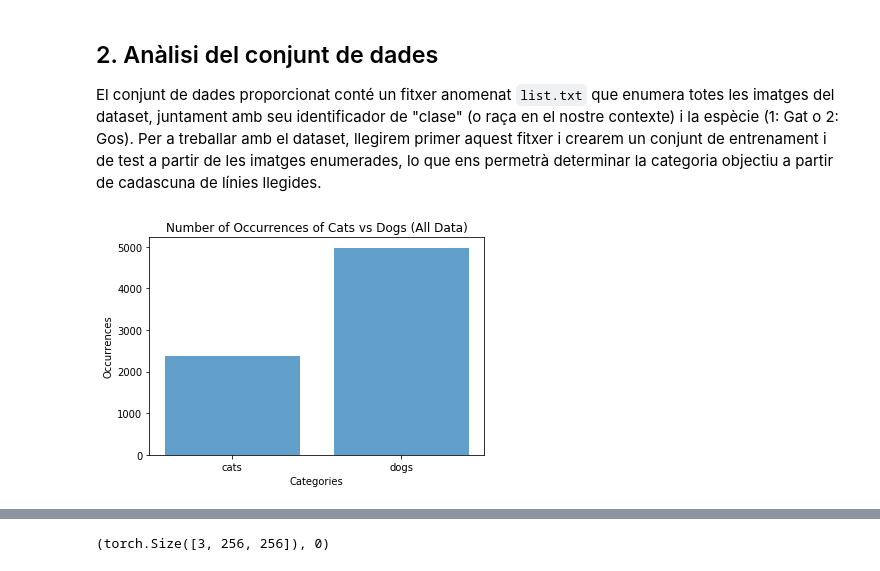
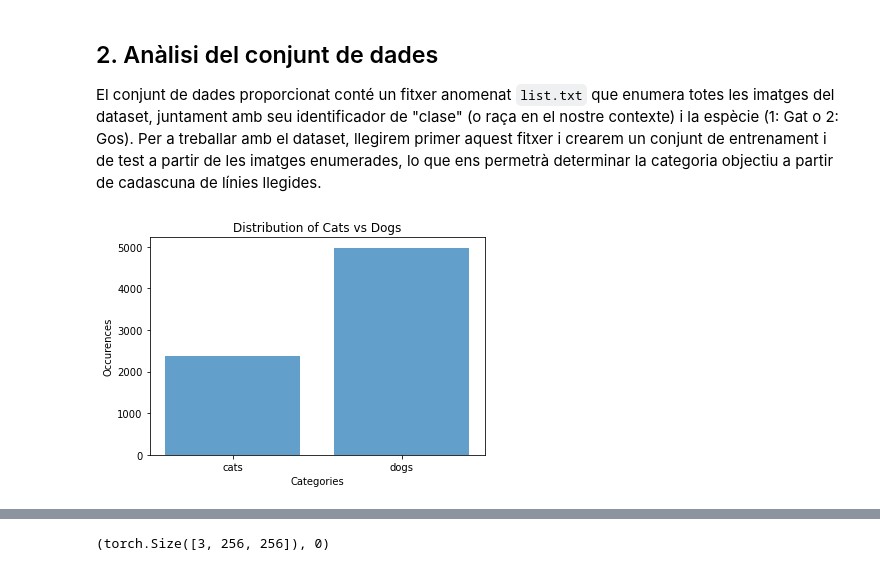
Before and after one commit to Fufuffu/aa_2324, a Jupyter notebook: Practica2/SolucioP2.ipynb, the cells around one changed output, grey strips where cells are left out. Cells and saved outputs as stored; diff of their text form; code cells hidden in the pictures.

```diff
--- a/Practica2/SolucioP2.ipynb
+++ b/Practica2/SolucioP2.ipynb
@@ -32,10 +37,17 @@ TODO: Enumerar punts a seguir i estrategia general
 ## 2. Anàlisi del conjunt de dades
 El conjunt de dades proporcionat conté un fitxer anomenat `list.txt` que enumera totes les imatges del dataset, juntament amb seu identificador de "clase" (o raça en el nostre contexte) i la espècie (1: Gat o 2: Gos). Per a treballar amb el dataset, llegirem primer aquest fitxer i crearem un conjunt de entrenament i de test a partir de les imatges enumerades, lo que ens permetrà determinar la categoria objectiu a partir de cadascuna de línies llegides.
 # %%
+class AugmentationStrategy(Enum):
+    NONE = 0
+    ROTATE_RIGHT = 1
+    ROTATE_LEFT = 2
+
+# Cream les clases que representen cada tupla de elements (image_path, label, augmentation, args)
+DataPoint = namedtuple("DataPoint", ["image_path", "label", "augmentation", "arg0"])
+
 dataset_base_path = "../../PetDataset/"
-train_percentage = 0.5
 
-def split_train_test(lines):
+def split_train_test(lines, train_percentage = 0.5):
     random_indices = random.sample(range(len(lines)), int(len(lines) * train_percentage))
 
     random_subset = [lines[i] for i in random_indices]
@@ -43,29 +55,41 @@ def split_train_test(lines):
 
     return random_subset, remaining_elements
 
+def data_augment_cats(data_points):
+    new_data_points = [DataPoint(point.image_path, point.label, AugmentationStrategy.ROTATE_RIGHT, 5)
+                           for point in data_points if point.label == 0]
+    return data_points + new_data_points
 
 with open(f"{dataset_base_path}/annotations/list.txt") as f:
-    all_lines = f.readlines()[6:]
+    all_data = []
+    for line in f.readlines()[6:]:
+        line = line.strip().split(' ')
 
-train_lines, test_lines = split_train_test(all_lines)
+        image_path = line[0]
+        # Take the species from the annotations, and substract 1 to treat it as a category
+        label = int(line[2]) - 1
+        all_data.append(DataPoint(image_path, label, AugmentationStrategy.NONE, None))
+
+balanced_class_data = data_augment_cats(all_data)
+train_data, test_data = split_train_test(balanced_class_data)
 # %%
-def count_cats_and_dogs(lines) -> dict:
+def count_cats_and_dogs(data_points) -> dict:
     result = {"cats": 0, "dogs": 0}
 
-    for line in lines:
-        if line[0].isupper():
+    for data_point in data_points:
+        if data_point.label == 0:
             result["cats"] += 1
         else:
             result["dogs"] += 1
 
     return result
 
-base_subset_counts = count_cats_and_dogs(all_lines)
+base_subset_counts = count_cats_and_dogs(all_data)
 
 plt.bar(base_subset_counts.keys(), base_subset_counts.values(), align='center', alpha=0.7)
-plt.xlabel('Categories')
-plt.ylabel('Occurrences')
-plt.title('Number of Occurrences of Cats vs Dogs (All Data)')
+plt.title("Distribution of Cats vs Dogs")
+plt.xlabel("Categories")
+plt.ylabel("Occurences")
 plt.show()
 # %% [output]
-[figure, old version]
+[figure, new version]
```
Also changed, not shown: parts of 32 cells of this notebook, 5 other files.
